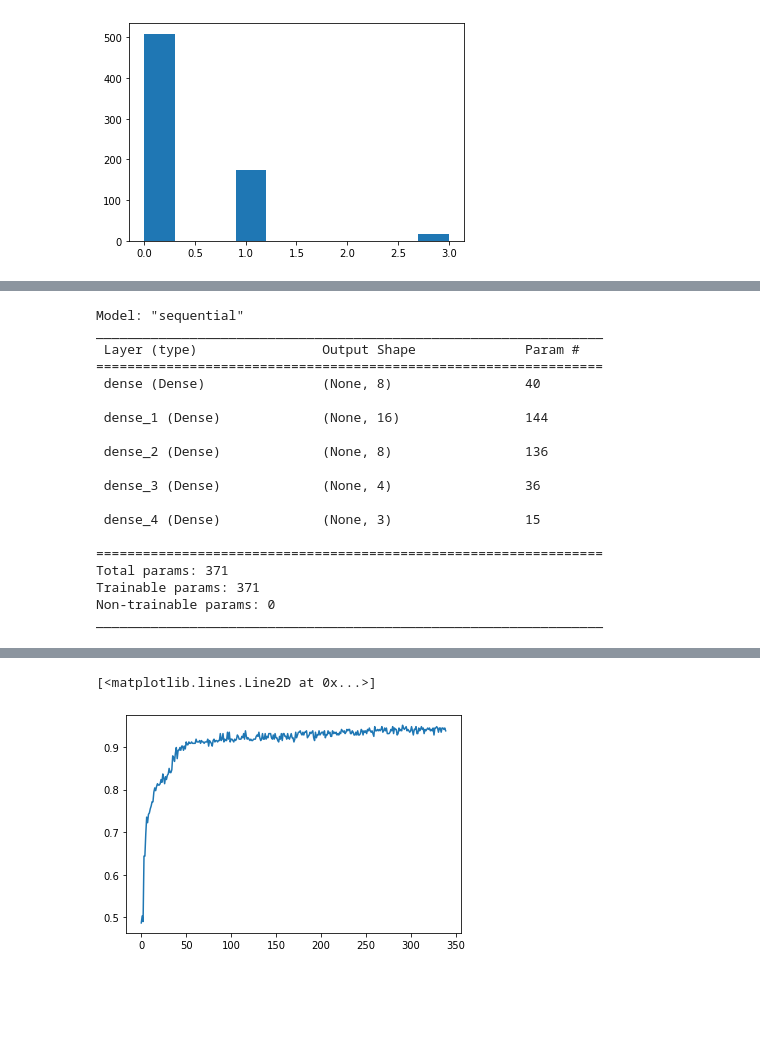
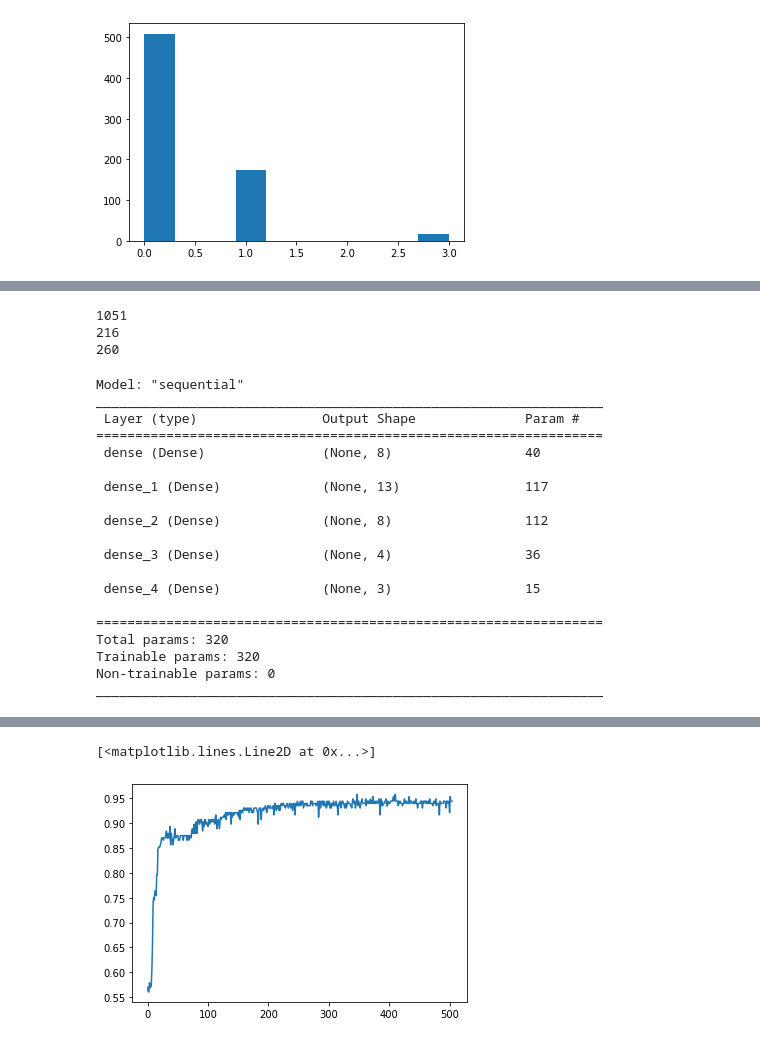
Before and after one commit to harel-coffee/pouw-auto, a Jupyter notebook: 4Dropped_Neural_Network_Multi_Classs_Classification.ipynb, the cells around one changed output, grey strips where cells are left out. Cells and saved outputs as stored; diff of their text form; code cells hidden in the pictures; blank space fills up the shorter version.

```diff
--- a/4Dropped_Neural_Network_Multi_Classs_Classification.ipynb
+++ b/4Dropped_Neural_Network_Multi_Classs_Classification.ipynb
@@ -126,20 +126,30 @@ from sklearn.decomposition import PCA
 #from scipy import stats
 #df[(np.abs(stats.zscore(df)) < 3).all(axis=1)]
 
-X_train, X_test, y_train, y_test = train_test_split(X_modified, y_encoded, random_state=0, train_size = 0.8)
-#print(X_modified.shape[1])
+X_train, X_test, y_train, y_test = train_test_split(X_modified, y_encoded, random_state=0, train_size = 0.83)
+X_train, X_val, y_train, y_val = train_test_split(X_train, y_train, random_state=0, train_size = 0.83)
+print(X_train.shape[0])
+print(X_val.shape[0])
+print(X_test.shape[0])
+
 X_train = sc.fit_transform(X_train)
 X_test_copy = X_test
 X_test = sc.transform(X_test)
+X_val_copy = X_val
+X_val = sc.transform(X_val)
+# %% [output]
+1051
+216
+260
 # %%
 from keras.models import Sequential
 from keras.layers import Dense, Dropout
 
 classifier = Sequential()
 classifier.add(Dense(8, input_dim = X_modified.shape[1], activation='relu'))
-#classifier.add(Dense(8, activation = 'relu'))
+classifier.add(Dense(13, activation = 'relu'))
 
-classifier.add(Dense(16, activation = 'relu'))
+#classifier.add(Dense(32, activation = 'relu'))
 
 #classifier.add(Dense(32, activation = 'relu'))
 #classifier.add(Dense(32, activation = 'relu'))
@@ -164,17 +174,17 @@ _________________________________________________________________
 =================================================================
  dense (Dense)               (None, 8)                 40
 
- dense_1 (Dense)             (None, 16)                144
+ dense_1 (Dense)             (None, 13)                117
 
- dense_2 (Dense)             (None, 8)                 136
+ dense_2 (Dense)             (None, 8)                 112
 
  dense_3 (Dense)             (None, 4)                 36
 
  dense_4 (Dense)             (None, 3)                 15
 
 =================================================================
-Total params: 371
-Trainable params: 371
+Total params: 320
+Trainable params: 320
 Non-trainable params: 0
 _________________________________________________________________
 # %%
@@ -191,7 +201,7 @@ earlystopping = callbacks.EarlyStopping(monitor ="val_loss",
                                         restore_best_weights = True)
 
 history = classifier.fit(X_train, y_train, batch_size = 32,
-                    epochs = 600, validation_data =(X_test, y_test),
+                    epochs = 600, validation_data =(X_val, y_val),
                     callbacks =[earlystopping])
 plt.plot(history.history['val_accuracy'])
 # %% [output]
@@ -215,2 +225,2 @@ Epoch 340/600
 [<matplotlib.lines.Line2D at 0x...>]
-[figure, old version]
+[figure, new version]
```
Also changed, not shown: parts of 9 cells of this notebook.
